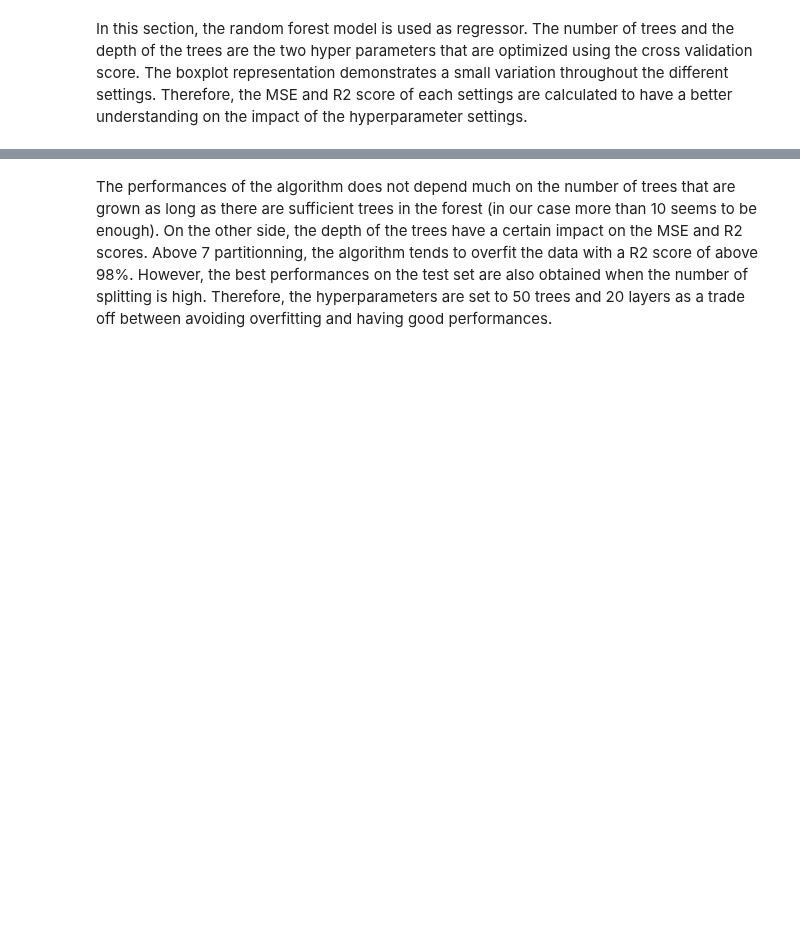
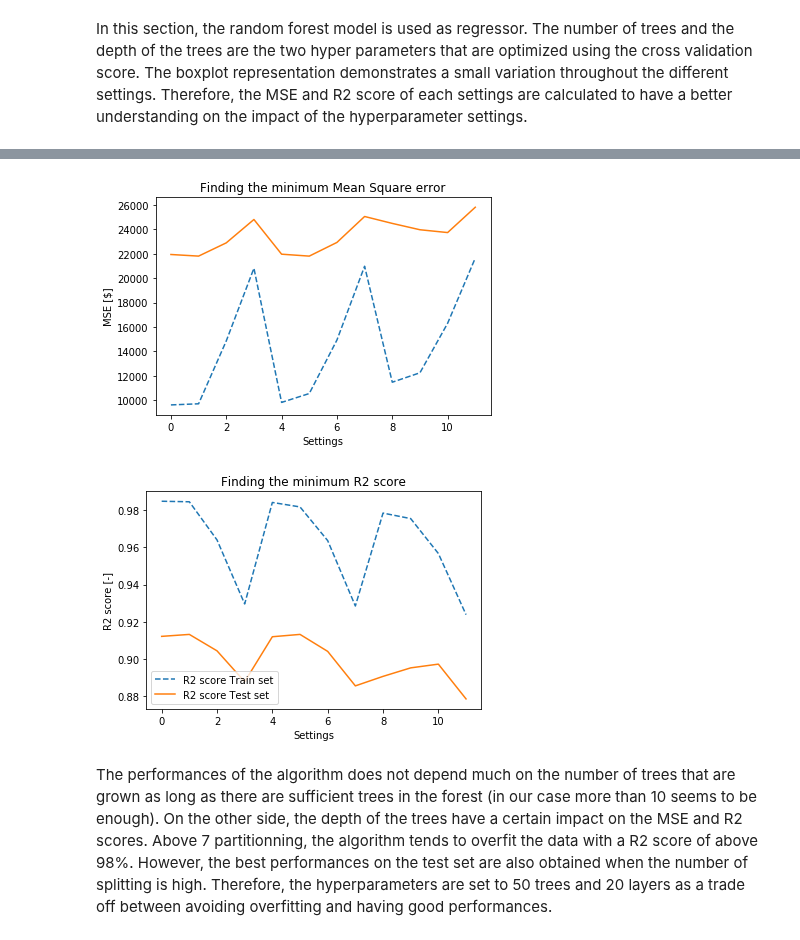
Before and after one commit to BenInTheBox/DataScienceInPractice, a Jupyter notebook: project/code.ipynb, the cells around one changed output, grey strips where cells are left out. Saved outputs shown, nothing was run; the diff lists cells and outputs as text; code cells hidden in the pictures; blank space fills up the shorter version.

Commit message:
Correct graphics random forest

```diff
--- a/project/code.ipynb
+++ b/project/code.ipynb
@@ -890,3 +897,21 @@ min_perf = np.min(cross_val, axis=1)
+# %%
+plt.plot(mse_report[0, :], "--", label = 'MSE Train set')
+plt.plot(mse_report[1, :], label = 'MSE Test set')
+plt.xlabel('Settings')
+plt.ylabel('MSE [$]')
+plt.title('Finding the minimum Mean Square error')
+
+plt.figure()
+plt.plot(r2score_report[0, :], "--", label = 'R2 score Train set')
+plt.plot(r2score_report[1, :], label = 'R2 score Test set')
+plt.xlabel('Settings')
+plt.ylabel('R2 score [-]')
+plt.title('Finding the minimum R2 score')
+plt.legend()
+plt.show()
+# %% [output]
+[figure, added]
+[figure, added]
 # %% [markdown]
 The performances of the algorithm does not depend much on the number of trees that are grown as long as there are sufficient trees in the forest (in our case more than 10 seems to be enough). On the other side, the depth of the trees have a certain impact on the MSE and R2 scores. Above 7 partitionning, the algorithm tends to overfit the data with a R2 score of above 98%. However, the best performances on the test set are also obtained when the number of splitting is high. Therefore, the hyperparameters are set to 50 trees and 20 layers as a trade off between avoiding overfitting and having good performances.
 # %%
```
Also changed, not shown: parts of 23 cells of this notebook.
